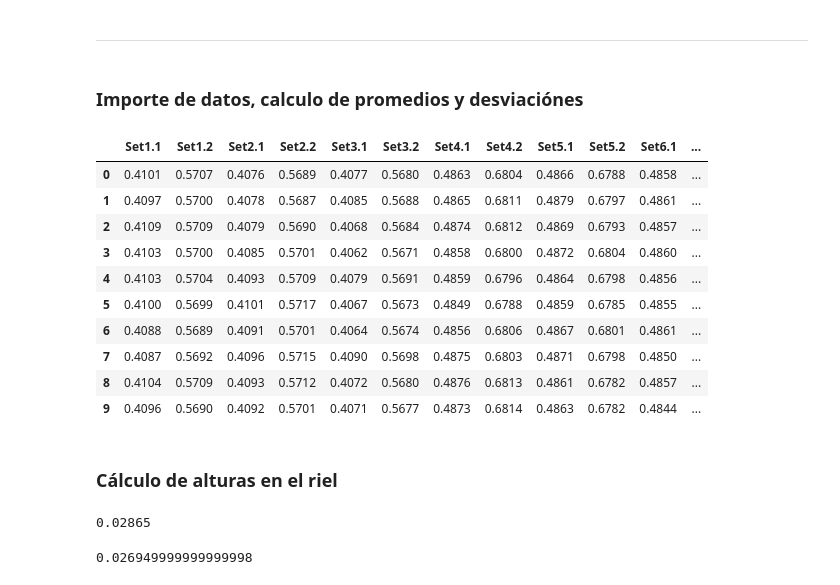
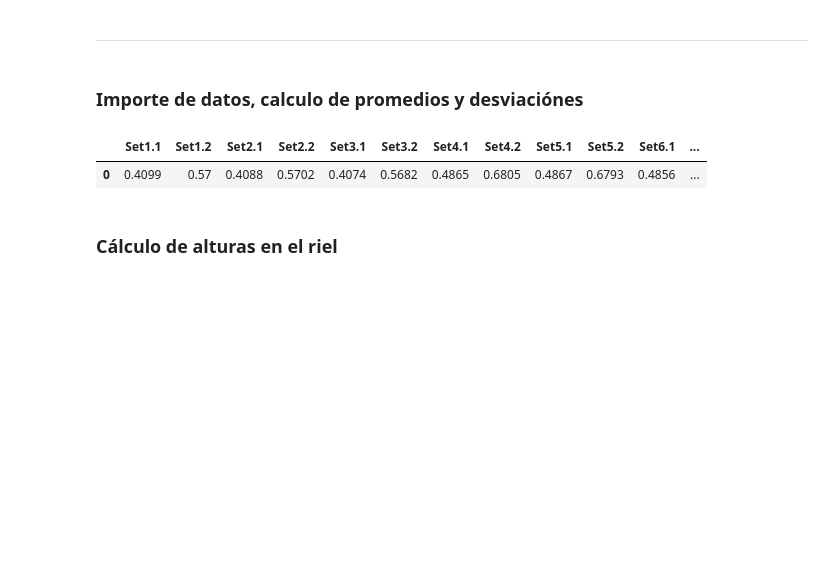
Before and after one commit to Vendetta0462/LaboratoriosFisica, a Jupyter notebook: Practica 2 - E Mecanica/code/E_Mec.ipynb, the cells around one changed output. Saved outputs shown, nothing was run; the diff lists cells and outputs as text; code cells hidden in the pictures; blank space fills up the shorter version.

```diff
--- a/Practica 2 - E Mecanica/code/E_Mec.ipynb
+++ b/Practica 2 - E Mecanica/code/E_Mec.ipynb
@@ -78,29 +86,20 @@ print(a_1, a_2, a_3)
 # %%
 #Importamos los datos
 names=[]
 for i in range(1, 10):
     names.append("Set"+str(i)+".1")
     names.append("Set"+str(i)+".2")
 data = pd.read_csv("../data/Dato exportado_090327.csv", skiprows=2,
                    usecols=[3, 5, 12, 14, 21, 23, 30, 32, 39, 41, 48, 50, 57, 59, 66, 68, 75, 77], names=names,
                    sep=";", decimal=",").dropna(how="all")
 for i in range(1,10):
     data["Set" +str(i)+ ".2"] = data["Set" +str(i)+ ".2"].shift(periods=-1)
 data = data.dropna().set_index(pd.Index(range(0,10)))
 data_prom = pd.DataFrame(np.round(data.mean(), 4)).T
 data_std = pd.DataFrame(np.round(data.std(ddof=1), 4)).T
-data
+data_prom
 # %% [output]
 |  | Set1.1 | Set1.2 | Set2.1 | Set2.2 | Set3.1 | Set3.2 | Set4.1 | Set4.2 | Set5.1 | Set5.2 | Set6.1 | ... |
-| 0 | 0.4101 | 0.5707 | 0.4076 | 0.5689 | 0.4077 | 0.5680 | 0.4863 | 0.6804 | 0.4866 | 0.6788 | 0.4858 | ... |
-| 1 | 0.4097 | 0.5700 | 0.4078 | 0.5687 | 0.4085 | 0.5688 | 0.4865 | 0.6811 | 0.4879 | 0.6797 | 0.4861 | ... |
-| 2 | 0.4109 | 0.5709 | 0.4079 | 0.5690 | 0.4068 | 0.5684 | 0.4874 | 0.6812 | 0.4869 | 0.6793 | 0.4857 | ... |
-| 3 | 0.4103 | 0.5700 | 0.4085 | 0.5701 | 0.4062 | 0.5671 | 0.4858 | 0.6800 | 0.4872 | 0.6804 | 0.4860 | ... |
-| 4 | 0.4103 | 0.5704 | 0.4093 | 0.5709 | 0.4079 | 0.5691 | 0.4859 | 0.6796 | 0.4864 | 0.6798 | 0.4856 | ... |
-| 5 | 0.4100 | 0.5699 | 0.4101 | 0.5717 | 0.4067 | 0.5673 | 0.4849 | 0.6788 | 0.4859 | 0.6785 | 0.4855 | ... |
-| 6 | 0.4088 | 0.5689 | 0.4091 | 0.5701 | 0.4064 | 0.5674 | 0.4856 | 0.6806 | 0.4867 | 0.6801 | 0.4861 | ... |
-| 7 | 0.4087 | 0.5692 | 0.4096 | 0.5715 | 0.4090 | 0.5698 | 0.4875 | 0.6803 | 0.4871 | 0.6798 | 0.4850 | ... |
-| 8 | 0.4104 | 0.5709 | 0.4093 | 0.5712 | 0.4072 | 0.5680 | 0.4876 | 0.6813 | 0.4861 | 0.6782 | 0.4857 | ... |
-| 9 | 0.4096 | 0.5690 | 0.4092 | 0.5701 | 0.4071 | 0.5677 | 0.4873 | 0.6814 | 0.4863 | 0.6782 | 0.4844 | ... |
+| 0 | 0.4099 | 0.57 | 0.4088 | 0.5702 | 0.4074 | 0.5682 | 0.4865 | 0.6805 | 0.4867 | 0.6793 | 0.4856 | ... |
 # %% [markdown]
 ### Cálculo de alturas en el riel ###
@@ -123,14 +105,0 @@ b2_h2=b_2 - d_b2_h2
-# %%
-#Bloque 3 altura 1
-d_b3_h1 = d_f*np.sin(a_3)
-b3_h1=b_2 - d_b3_h1
-b3_h3
-# %% [output]
-0.02865
-# %%
-#Bloque 3 altura 2
-d_b3_h2 = 2*d_f*np.sin(a_3)
-b3_h2=b_2 - d_b3_h2
-b3_h2
-# %% [output]
-0.026949999999999998
```
Also changed, not shown: parts of 16 cells of this notebook.
